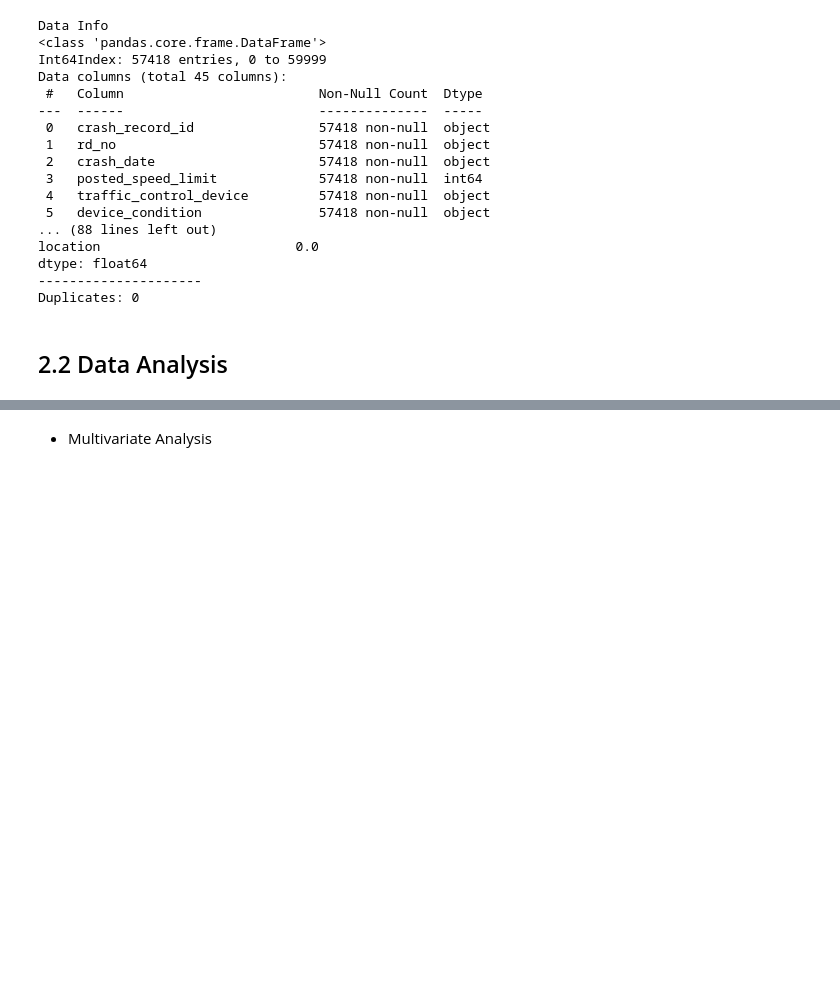
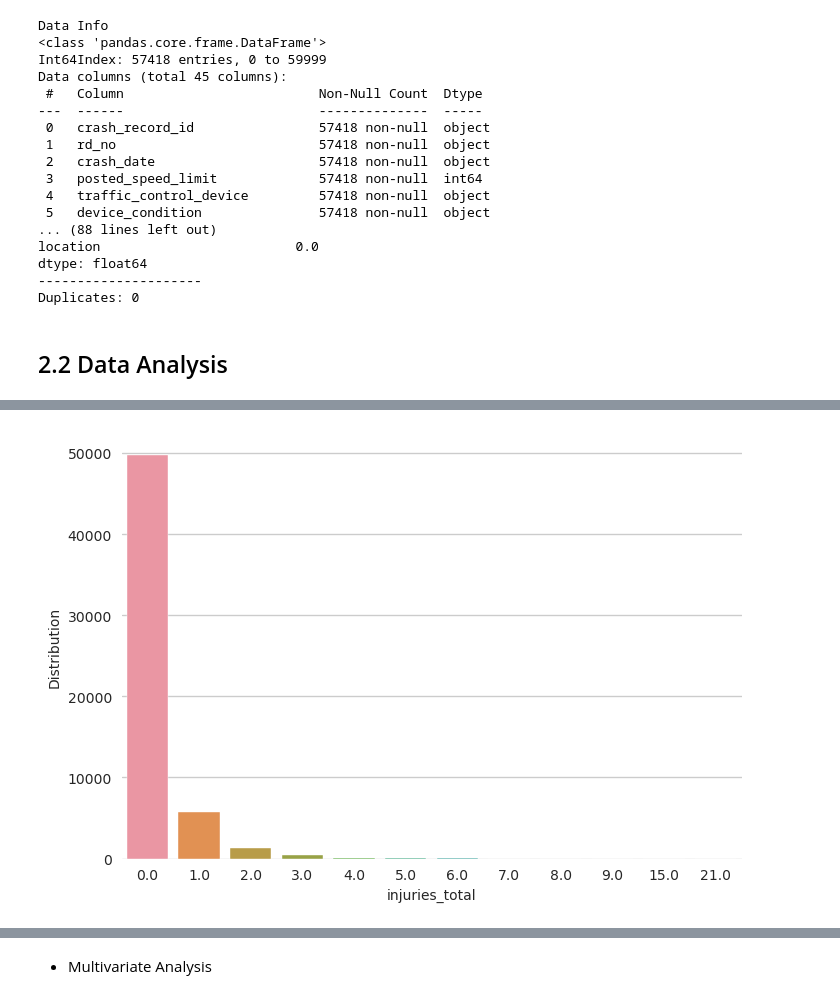
Before and after one commit to kinoti-m-martin/Phase3_Project, a Jupyter notebook: notebook.ipynb, the cells around one changed output, grey strips where cells are left out. Cells and saved outputs as stored; diff of their text form; code cells hidden in the pictures; blank space fills up the shorter version.

```diff
--- a/notebook.ipynb
+++ b/notebook.ipynb
@@ -226,0 +349,5 @@ data_num = data_sample.select_dtypes("number")
+# %%
+# Visuals for injuries and fatalities columns
+num_analysis(data_num, col="injuries_total")
+# %% [output]
+[figure, added]
```
Also changed, not shown: parts of 63 cells of this notebook, 1 other file.
